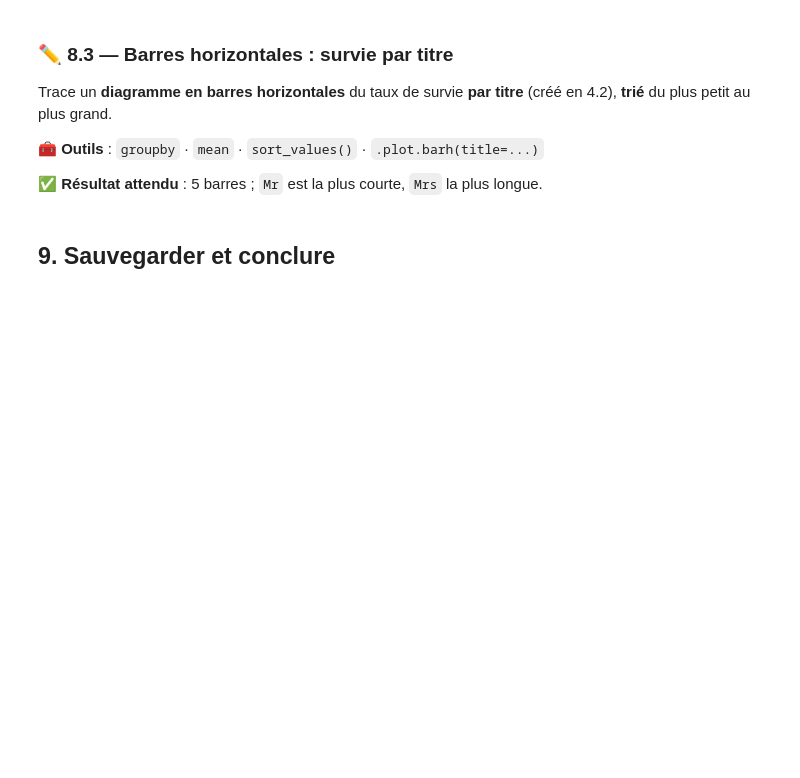
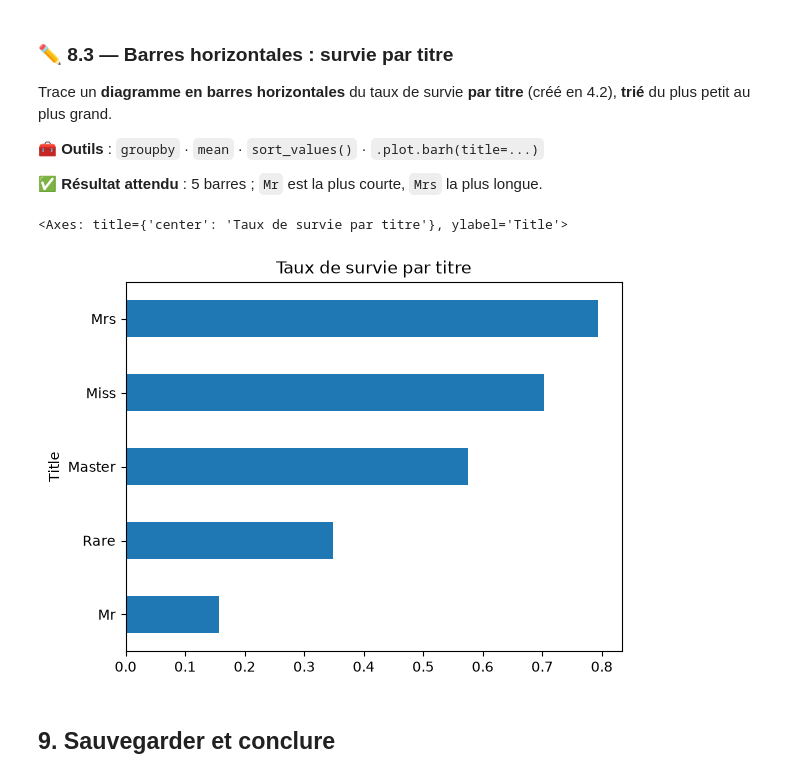
Before and after one commit to Franck-LF/05_Titanic, a Jupyter notebook: 2_adapter_pandas_titanic.ipynb, the cells around one changed output. Cells and saved outputs as stored; diff of their text form; code cells hidden in the pictures; blank space fills up the shorter version.

```diff
--- a/2_adapter_pandas_titanic.ipynb
+++ b/2_adapter_pandas_titanic.ipynb
@@ -667,3 +917,9 @@ Trace un **diagramme en barres horizontales** du taux de survie **par titre** (c
+# %%
+# Écris ton code ici
+titanic.groupby("Title")["Survived"].mean().sort_values().plot.barh(title="Taux de survie par titre")
+# %% [output]
+<Axes: title={'center': 'Taux de survie par titre'}, ylabel='Title'>
+[figure, added]
 # %% [markdown]
 ## 9. Sauvegarder et conclure
 # %% [markdown]
```
Also changed, not shown: parts of 46 cells of this notebook, 1 other file.
